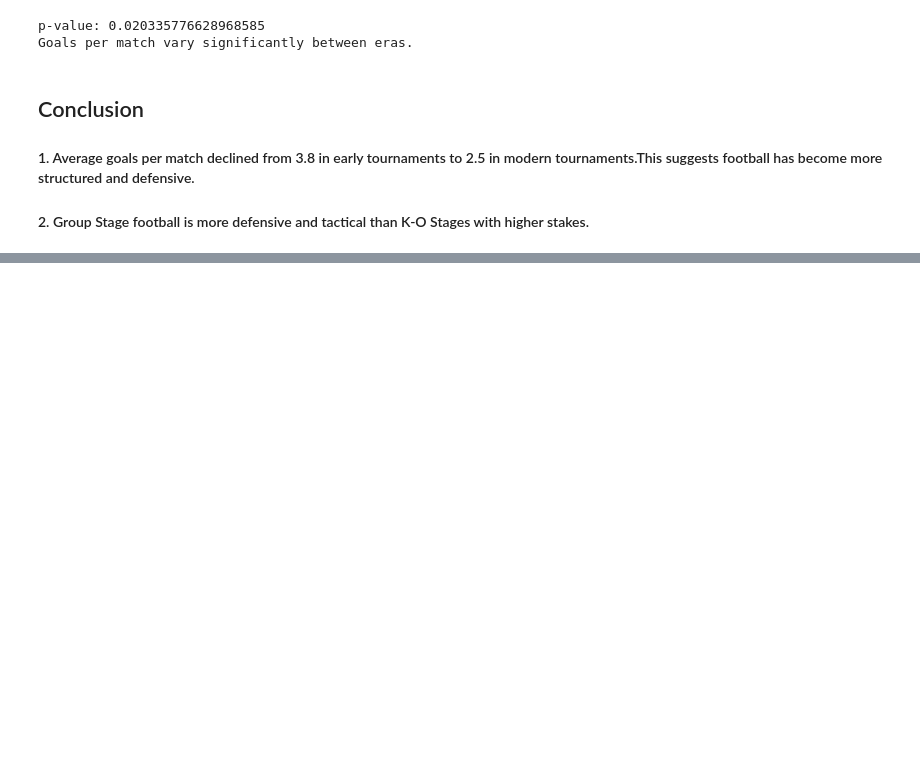
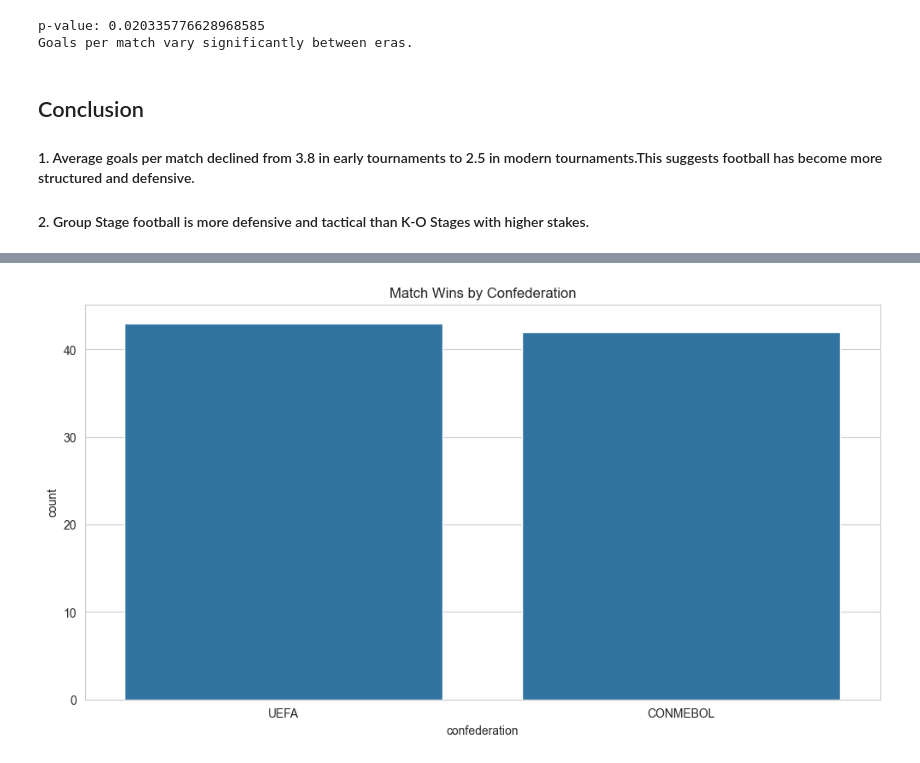
Before and after one commit to Genesis801/FIFA-World-Cup-2026, a Jupyter notebook: beginner_EDA.ipynb, the cells around one changed output, grey strips where cells are left out. Drawn from its saved outputs; the diff is of its cells as text; code cells hidden in the pictures; blank space fills up the shorter version.

```diff
--- a/beginner_EDA.ipynb
+++ b/beginner_EDA.ipynb
@@ -225,0 +324,10 @@ Goals per match vary significantly between eras.
+# %%
+sns.countplot(
+    data=winner_confed,
+    x='confederation'
+)
+
+plt.title("Match Wins by Confederation")
+plt.show()
+# %% [output]
+[figure, added]
```
Also changed, not shown: parts of 12 cells of this notebook.
